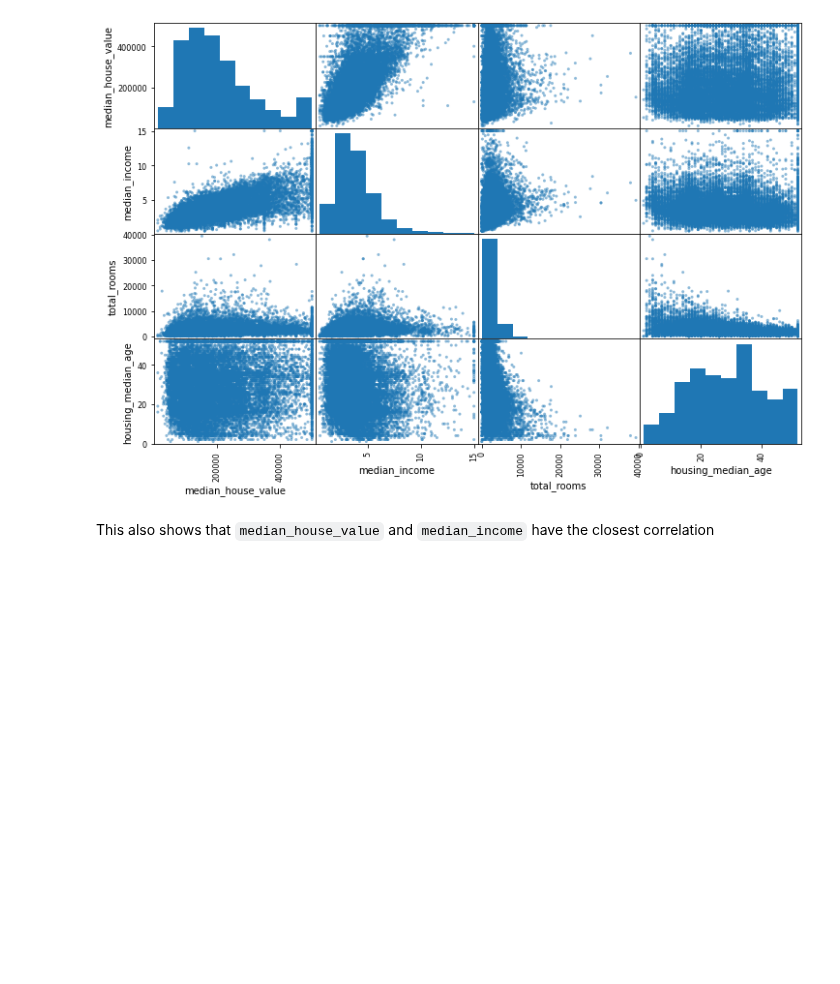
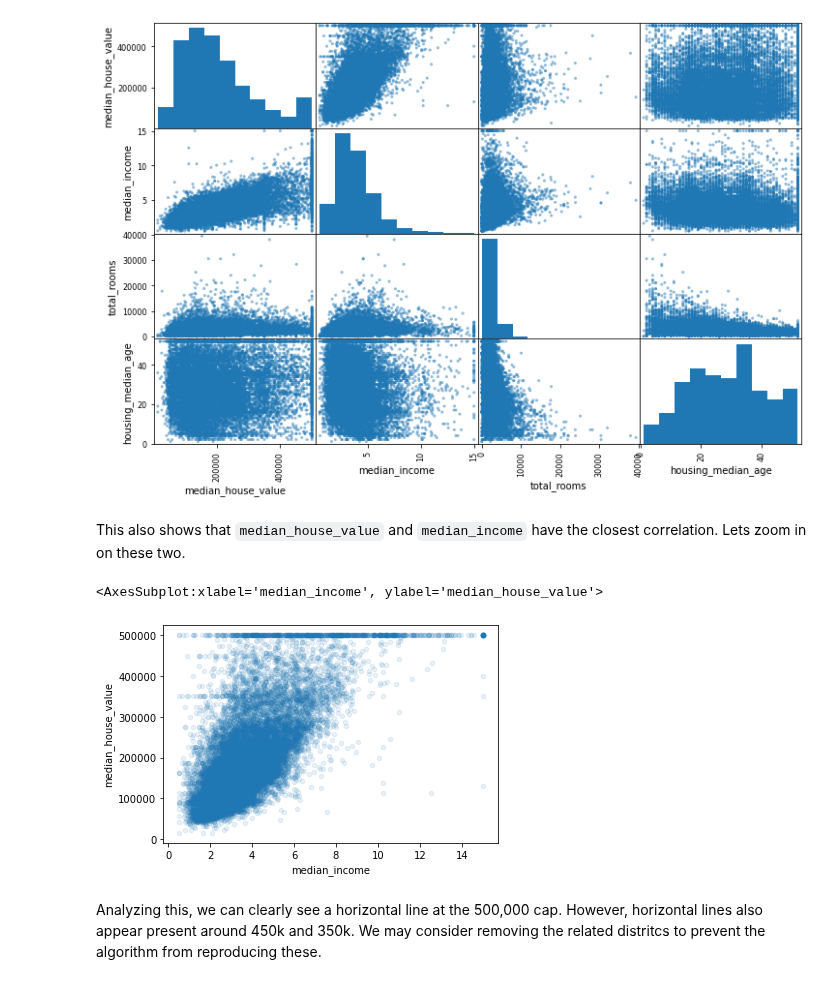
Before and after one commit to jwhudnall/hands-on-ML, a Jupyter notebook: Hands-on-ML.ipynb, the cells around one changed output. Cells and saved outputs as stored; diff of their text form; code cells hidden in the pictures; blank space fills up the shorter version.

Commit message:
Plot median_income and median_house_value

```diff
--- a/Hands-on-ML.ipynb
+++ b/Hands-on-ML.ipynb
@@ -237,4 +237,11 @@ scatter_matrix(housing[attributes], figsize=( 12, 8));
 # %% [output]
 [figure]
 # %% [markdown]
-This also shows that `median_house_value` and `median_income` have the closest correlation
+This also shows that `median_house_value` and `median_income` have the closest correlation. Lets zoom in on these two.
+# %%
+housing.plot(kind='scatter', x='median_income', y='median_house_value', alpha=0.1)
+# %% [output]
+<AxesSubplot:xlabel='median_income', ylabel='median_house_value'>
+[figure, added]
+# %% [markdown]
+Analyzing this, we can clearly see a horizontal line at the 500,000 cap. However, horizontal lines also appear present around 450k and 350k. We may consider removing the related distritcs to prevent the algorithm from reproducing these.
```
